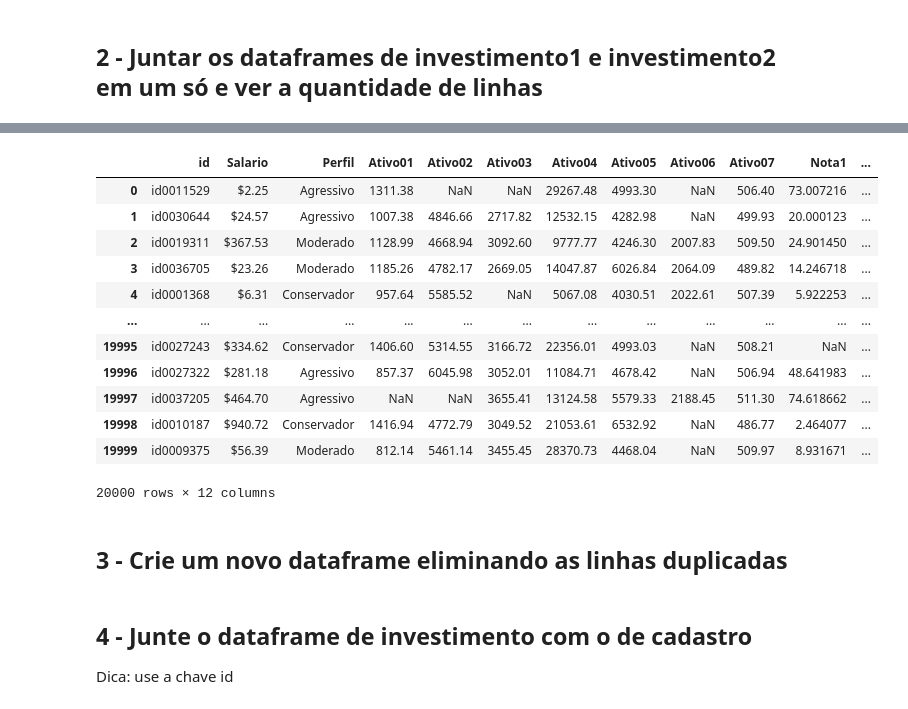
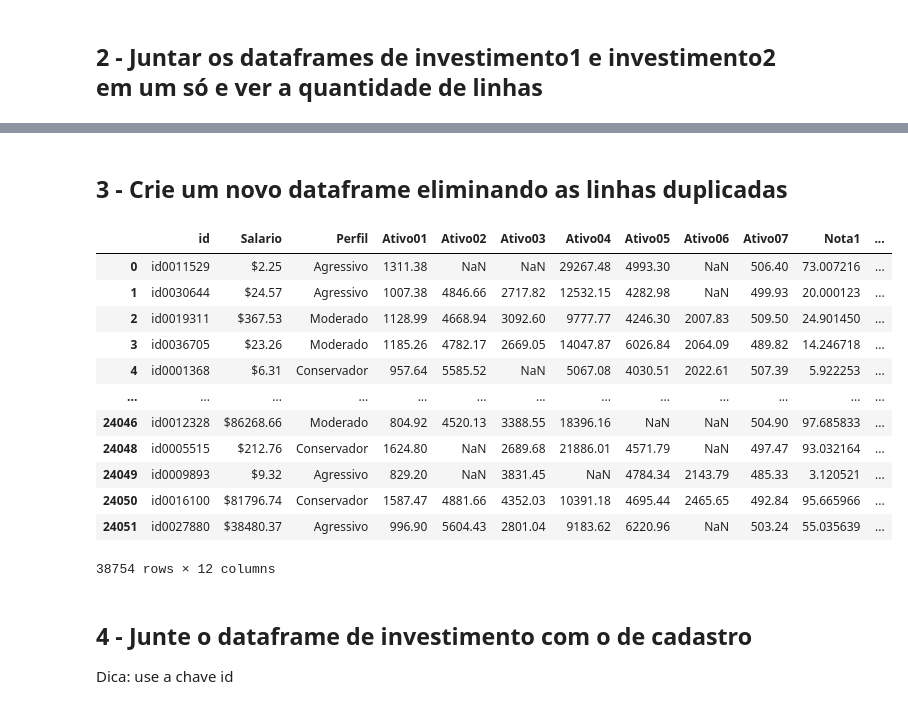
Before and after one commit to lvoltolini/970-lm-mod-III, a Jupyter notebook: Projeto Final/Proj_1_pandas_notebook.ipynb, the cells around one changed output, grey strips where cells are left out. Drawn from its saved outputs; the diff is of its cells as text; code cells hidden in the pictures.

```diff
--- a/Projeto Final/Proj_1_pandas_notebook.ipynb
+++ b/Projeto Final/Proj_1_pandas_notebook.ipynb
@@ -156,21 +153,25 @@ inv2.merge(inv1, on = ['id'])
-# %%
-inv1
-# %% [output]
-|  | id | Salario | Perfil | Ativo01 | Ativo02 | Ativo03 | Ativo04 | Ativo05 | Ativo06 | Ativo07 | Nota1 | ... |
-| 0 | id0011529 | $2.25 | Agressivo | 1311.38 | NaN | NaN | 29267.48 | 4993.30 | NaN | 506.40 | 73.007216 | ... |
-| 1 | id0030644 | $24.57 | Agressivo | 1007.38 | 4846.66 | 2717.82 | 12532.15 | 4282.98 | NaN | 499.93 | 20.000123 | ... |
-| 2 | id0019311 | $367.53 | Moderado | 1128.99 | 4668.94 | 3092.60 | 9777.77 | 4246.30 | 2007.83 | 509.50 | 24.901450 | ... |
-| 3 | id0036705 | $23.26 | Moderado | 1185.26 | 4782.17 | 2669.05 | 14047.87 | 6026.84 | 2064.09 | 489.82 | 14.246718 | ... |
-| 4 | id0001368 | $6.31 | Conservador | 957.64 | 5585.52 | NaN | 5067.08 | 4030.51 | 2022.61 | 507.39 | 5.922253 | ... |
-| ... | ... | ... | ... | ... | ... | ... | ... | ... | ... | ... | ... | ... |
-| 19995 | id0027243 | $334.62 | Conservador | 1406.60 | 5314.55 | 3166.72 | 22356.01 | 4993.03 | NaN | 508.21 | NaN | ... |
-| 19996 | id0027322 | $281.18 | Agressivo | 857.37 | 6045.98 | 3052.01 | 11084.71 | 4678.42 | NaN | 506.94 | 48.641983 | ... |
-| 19997 | id0037205 | $464.70 | Agressivo | NaN | NaN | 3655.41 | 13124.58 | 5579.33 | 2188.45 | 511.30 | 74.618662 | ... |
-| 19998 | id0010187 | $940.72 | Conservador | 1416.94 | 4772.79 | 3049.52 | 21053.61 | 6532.92 | NaN | 486.77 | 2.464077 | ... |
-| 19999 | id0009375 | $56.39 | Moderado | 812.14 | 5461.14 | 3455.45 | 28370.73 | 4468.04 | NaN | 509.97 | 8.931671 | ... |
-20000 rows × 12 columns
 # %% [markdown]
 ## 3 - Crie um novo dataframe eliminando as linhas duplicadas
+# %%
+# O método merge how = 'outer' já elimina as linhas duplicadas. Para o caso de pd.concat, fica:
+
+pd.concat(
+    [inv1, inv2],
+).drop_duplicates()
+# %% [output]
+|  | id | Salario | Perfil | Ativo01 | Ativo02 | Ativo03 | Ativo04 | Ativo05 | Ativo06 | Ativo07 | Nota1 | ... |
+| 0 | id0011529 | $2.25 | Agressivo | 1311.38 | NaN | NaN | 29267.48 | 4993.30 | NaN | 506.40 | 73.007216 | ... |
+| 1 | id0030644 | $24.57 | Agressivo | 1007.38 | 4846.66 | 2717.82 | 12532.15 | 4282.98 | NaN | 499.93 | 20.000123 | ... |
+| 2 | id0019311 | $367.53 | Moderado | 1128.99 | 4668.94 | 3092.60 | 9777.77 | 4246.30 | 2007.83 | 509.50 | 24.901450 | ... |
+| 3 | id0036705 | $23.26 | Moderado | 1185.26 | 4782.17 | 2669.05 | 14047.87 | 6026.84 | 2064.09 | 489.82 | 14.246718 | ... |
+| 4 | id0001368 | $6.31 | Conservador | 957.64 | 5585.52 | NaN | 5067.08 | 4030.51 | 2022.61 | 507.39 | 5.922253 | ... |
+| ... | ... | ... | ... | ... | ... | ... | ... | ... | ... | ... | ... | ... |
+| 24046 | id0012328 | $86268.66 | Moderado | 804.92 | 4520.13 | 3388.55 | 18396.16 | NaN | NaN | 504.90 | 97.685833 | ... |
+| 24048 | id0005515 | $212.76 | Conservador | 1624.80 | NaN | 2689.68 | 21886.01 | 4571.79 | NaN | 497.47 | 93.032164 | ... |
+| 24049 | id0009893 | $9.32 | Agressivo | 829.20 | NaN | 3831.45 | NaN | 4784.34 | 2143.79 | 485.33 | 3.120521 | ... |
+| 24050 | id0016100 | $81796.74 | Conservador | 1587.47 | 4881.66 | 4352.03 | 10391.18 | 4695.44 | 2465.65 | 492.84 | 95.665966 | ... |
+| 24051 | id0027880 | $38480.37 | Agressivo | 996.90 | 5604.43 | 2801.04 | 9183.62 | 6220.96 | NaN | 503.24 | 55.035639 | ... |
+38754 rows × 12 columns
 # %% [markdown]
 ## 4 - Junte o dataframe de investimento com o de cadastro
 Dica: use a chave id
```
Also changed, not shown: parts of 20 cells of this notebook.
